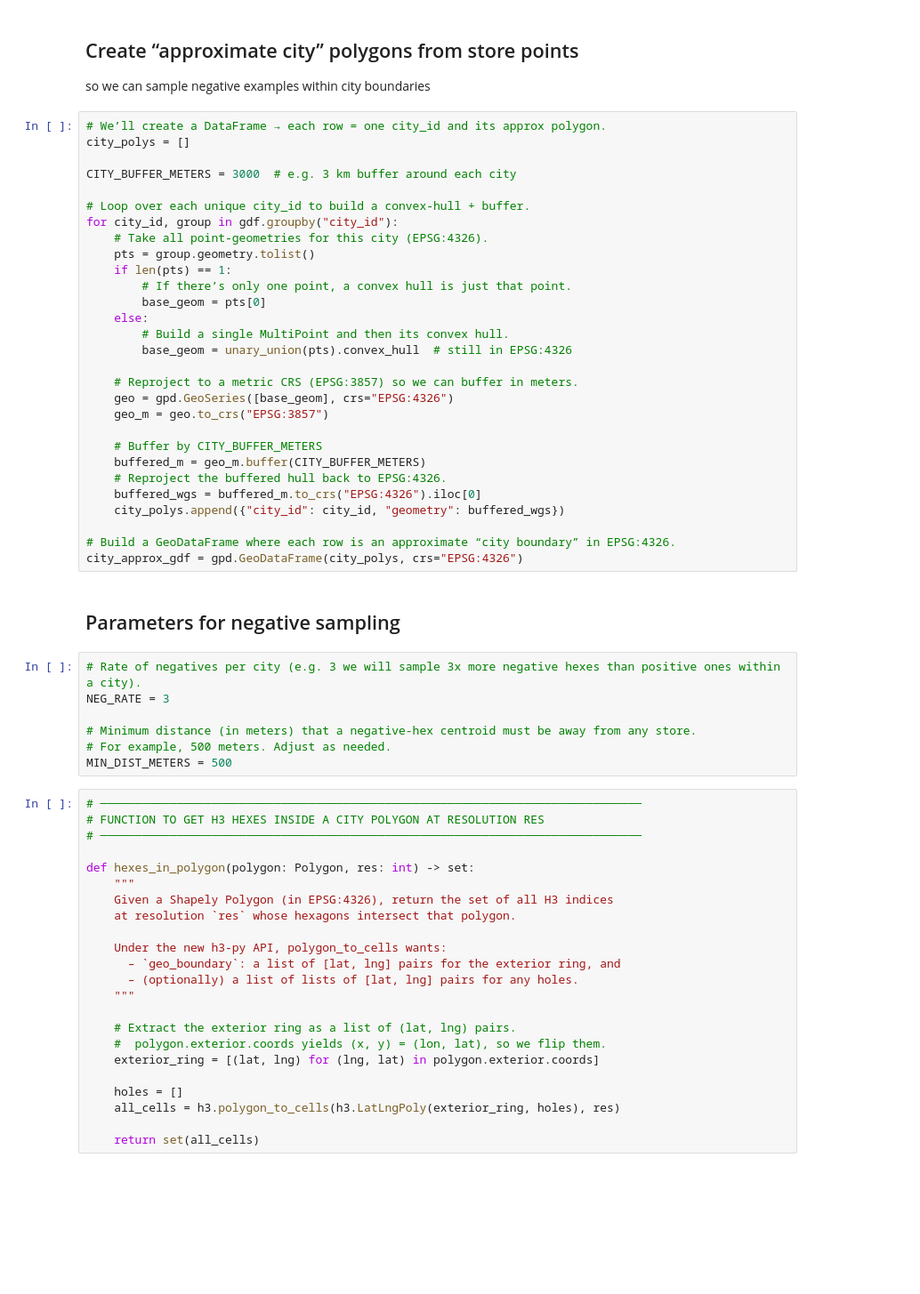
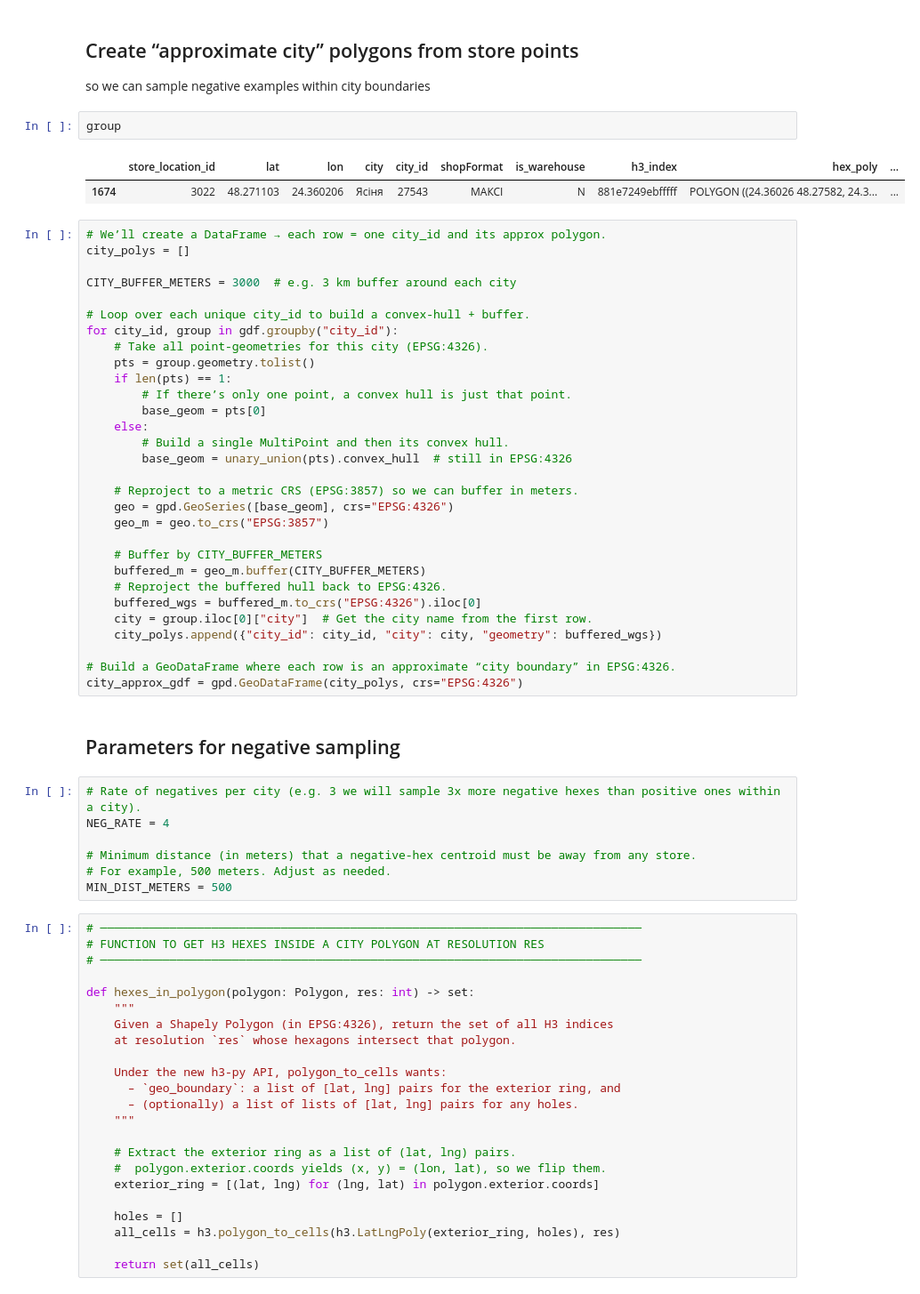
Before and after one commit to Berehulia/ucu-ml-25, a Jupyter notebook: osm-postgis/notebooks/hexagon_preparation.ipynb, the cells around one changed output. Shown: that part at 89% size. Drawn from its saved outputs; the diff is of its cells as text; blank space fills up the shorter version.

```diff
--- a/osm-postgis/notebooks/hexagon_preparation.ipynb
+++ b/osm-postgis/notebooks/hexagon_preparation.ipynb
@@ -176,6 +176,11 @@ gpd.GeoDataFrame(geometry=[city_approx_poly], crs="EPSG:4326").to_file(
 ## Create “approximate city” polygons from store points
 
 so we can sample negative examples within city boundaries
+# %%
+group
+# %% [output]
+|  | store_location_id | lat | lon | city | city_id | shopFormat | is_warehouse | h3_index | hex_poly | ... |
+| 1674 | 3022 | 48.271103 | 24.360206 | Ясіня | 27543 | МАКСІ | N | 881e7249ebfffff | POLYGON ((24.36026 48.27582, 24.3... | ... |
 # %%
 # We’ll create a DataFrame → each row = one city_id and its approx polygon.
 city_polys = []
@@ -201,7 +206,8 @@ for city_id, group in gdf.groupby("city_id"):
     buffered_m = geo_m.buffer(CITY_BUFFER_METERS)
     # Reproject the buffered hull back to EPSG:4326.
     buffered_wgs = buffered_m.to_crs("EPSG:4326").iloc[0]
-    city_polys.append({"city_id": city_id, "geometry": buffered_wgs})
+    city = group.iloc[0]["city"]  # Get the city name from the first row.
+    city_polys.append({"city_id": city_id, "city": city, "geometry": buffered_wgs})
 
 # Build a GeoDataFrame where each row is an approximate “city boundary” in EPSG:4326.
 city_approx_gdf = gpd.GeoDataFrame(city_polys, crs="EPSG:4326")
@@ -209,7 +215,7 @@ city_approx_gdf = gpd.GeoDataFrame(city_polys, crs="EPSG:4326")
 ## Parameters for negative sampling
 # %%
 # Rate of negatives per city (e.g. 3 we will sample 3x more negative hexes than positive ones within a city).
-NEG_RATE = 3
+NEG_RATE = 4
 
 # Minimum distance (in meters) that a negative‐hex centroid must be away from any store.
 # For example, 500 meters. Adjust as needed.
```
Also changed, not shown: parts of 11 cells of this notebook, 7 other files.
